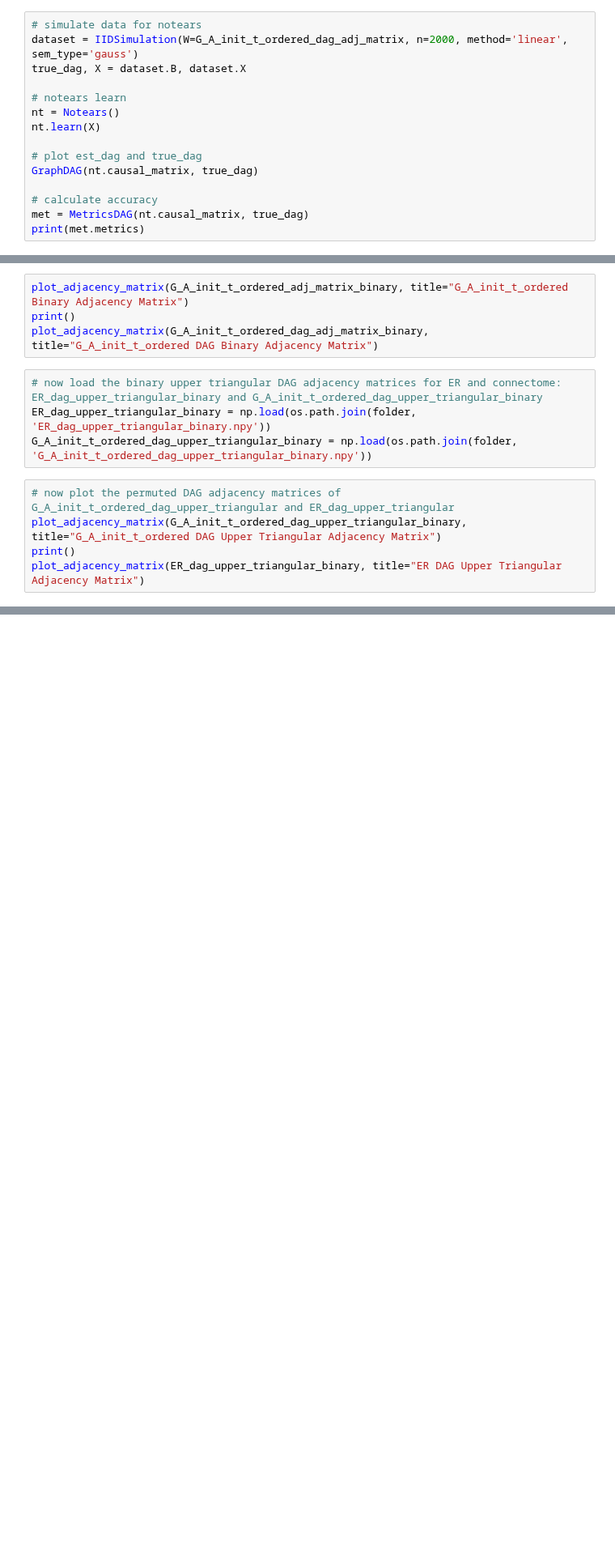
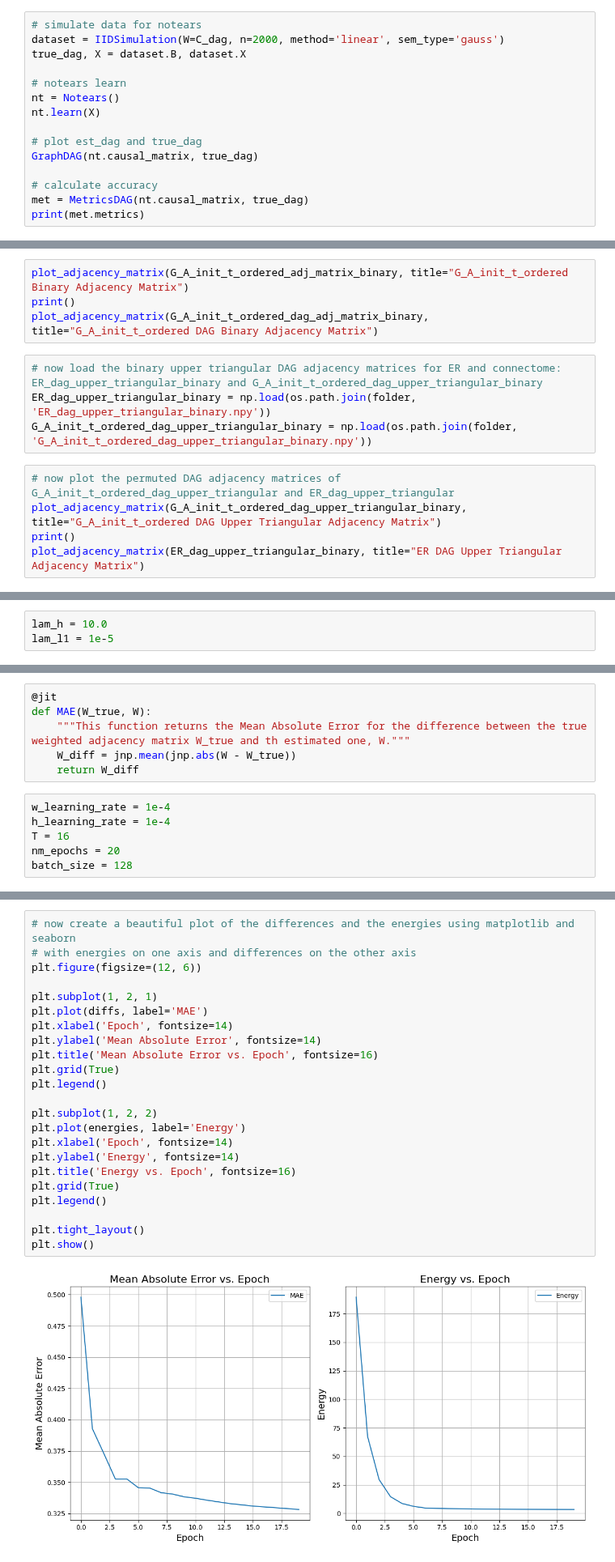
Before and after one commit to liukidar/pcx, a Jupyter notebook: examples/8_causal_connectome.ipynb, the cells around one changed output, grey strips where cells are left out. Shown at 81% size. Saved outputs shown, nothing was run; the diff lists cells and outputs as text; blank space fills up the shorter version.

```diff
--- a/examples/8_causal_connectome.ipynb
+++ b/examples/8_causal_connectome.ipynb
@@ -141,6 +289,6 @@ print(met.metrics)
 # %%
 # simulate data for notears
-dataset = IIDSimulation(W=G_A_init_t_ordered_dag_adj_matrix, n=2000, method='linear', sem_type='gauss')
+dataset = IIDSimulation(W=C_dag, n=2000, method='linear', sem_type='gauss')
 true_dag, X = dataset.B, dataset.X
 
 # notears learn
@@ -289,0 +685,3 @@ plot_adjacency_matrix(ER_dag_upper_triangular_binary, title="ER DAG Upper Triang
+# %%
+lam_h = 10.0
+lam_l1 = 1e-5
@@ -289,0 +805,12 @@ plot_adjacency_matrix(ER_dag_upper_triangular_binary, title="ER DAG Upper Triang
+# %%
+@jit
+def MAE(W_true, W):
+    """This function returns the Mean Absolute Error for the difference between the true weighted adjacency matrix W_true and th estimated one, W."""
+    W_diff = jnp.mean(jnp.abs(W - W_true))
+    return W_diff
+# %%
+w_learning_rate = 1e-4
+h_learning_rate = 1e-4
+T = 16
+nm_epochs = 20
+batch_size = 128
@@ -289,0 +973,25 @@ plot_adjacency_matrix(ER_dag_upper_triangular_binary, title="ER DAG Upper Triang
+# %%
+# now create a beautiful plot of the differences and the energies using matplotlib and seaborn
+# with energies on one axis and differences on the other axis
+plt.figure(figsize=(12, 6))
+
+plt.subplot(1, 2, 1)
+plt.plot(diffs, label='MAE')
+plt.xlabel('Epoch', fontsize=14)
+plt.ylabel('Mean Absolute Error', fontsize=14)
+plt.title('Mean Absolute Error vs. Epoch', fontsize=16)
+plt.grid(True)
+plt.legend()
+
+plt.subplot(1, 2, 2)
+plt.plot(energies, label='Energy')
+plt.xlabel('Epoch', fontsize=14)
+plt.ylabel('Energy', fontsize=14)
+plt.title('Energy vs. Epoch', fontsize=16)
+plt.grid(True)
+plt.legend()
+
+plt.tight_layout()
+plt.show()
+# %% [output]
+[figure, added]
```
Also changed, not shown: parts of 37 cells of this notebook.
